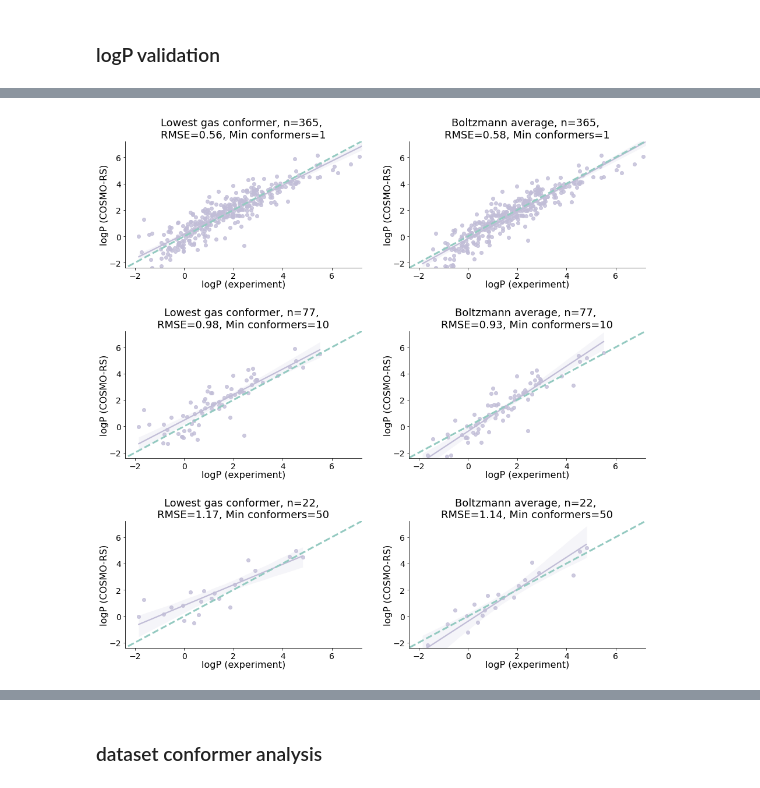
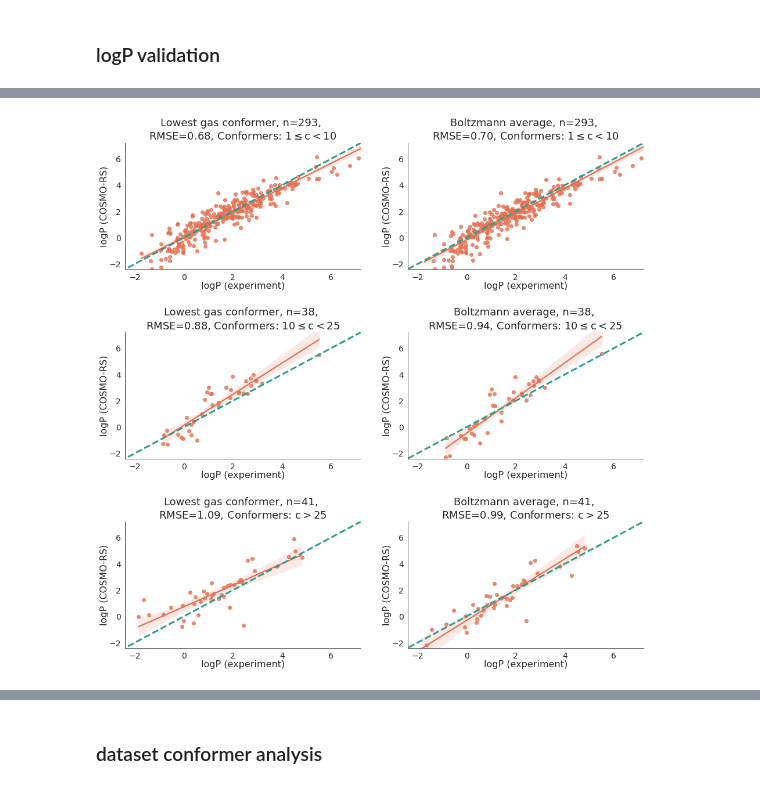
Before and after one commit to PattanaikL/conf_solv, a Jupyter notebook: ipython/analyze_dataset.ipynb, the cells around one changed output, grey strips where cells are left out. Drawn from its saved outputs; the diff is of its cells as text; code cells hidden in the pictures.

Commit message:
updated data analysis

```diff
--- a/ipython/analyze_dataset.ipynb
+++ b/ipython/analyze_dataset.ipynb
@@ -279,6 +281,6 @@ mol = Chem.MolFromSmiles(smi)
 # %% [markdown]
 ### logP validation
 # %%
-logp_df = pd.read_csv("../data/ulrich_logP_pred.csv")
-logp_df.describe()
+logp_df = pd.read_csv("../data/ulrich_logP_pred_soln.csv")
+logp_df
 # %% [output]
@@ -296,51 +302,56 @@ fig, ((ax1, ax2), (ax3, ax4), (ax5, ax6)) = plt.subplots(3, 2, figsize=(16, 16))
 plt.subplots_adjust(wspace=0.2, hspace=0.5)
 sns.set_style("white")
 
-palette = ["#eb8d81", "#89aeca", "#aed071", "#b586b6", "#eab36f", "#ecdf78", "#c1bdd7", "#f7d2e5", "#94cac1"]
+
+# palette = ["#eb8d81", "#89aeca", "#aed071", "#b586b6", "#eab36f", "#ecdf78", "#c1bdd7", "#f7d2e5", "#94cac1"]
+palette = ["#264653","#2a9d8f","#e9c46a","#f4a261","#e76f51"]
 
 ys = ["logP (pred, one conf, gas)", "logP (pred)"]
 titles = ["Lowest gas conformer", "Boltzmann average"]
-n_confs_cutoff = [1, 1, 10, 10, 50, 50]
+n_confs_cutoff = [1, 1, 10, 10, 25, 25, 9e99, 9e99]
 
 for i, ax in enumerate([ax1, ax2, ax3, ax4, ax5, ax6]):
 
-    logp_df_n = logp_df[logp_df["n confs"]>=n_confs_cutoff[i]]
+    logp_df_n = logp_df[(logp_df["n confs"]>=n_confs_cutoff[i]) & (logp_df["n confs"]<=n_confs_cutoff[i+2])]
 
     sns.regplot(
         data=logp_df_n,
         x="logP (exp)",
         y=ys[i%2],
         ax=ax,
-        color=palette[6]
+        color=palette[4]
     )
 
     sns.lineplot(
         x=np.arange(-10, 9),
         y=np.arange(-10, 9),
         ax=ax,
         linewidth=3,
         linestyle="--",
-        color=palette[8]
+        color=palette[1]
     )
 
-    rmse = np.square(logp_df_n['logP (exp)'] - logp_df_n[ys[i%2]]).mean()
+    rmse = np.sqrt(np.square(logp_df_n['logP (exp)'] - logp_df_n[ys[i%2]]).mean())
 
     ax.set_ylim(-2.4, 7.2)
     ax.set_xlim(-2.4, 7.2)
 
     ax.set_xlabel("logP (experiment)", fontsize=16, labelpad=0)
     ax.set_ylabel("logP (COSMO-RS)", fontsize=16, labelpad=0)
     ax.spines['right'].set_visible(False)
     ax.spines['top'].set_visible(False)
     ax.tick_params(axis='x', labelsize=14)
     ax.tick_params(axis='y', labelsize=14)
 
-    ax.set_title(f"{titles[i%2]}, n={len(logp_df_n)}, \nRMSE={rmse:.2f}, Min conformers={n_confs_cutoff[i]}", fontsize=18)
+    if i<4:
+        ax.set_title(f"{titles[i%2]}, n={len(logp_df_n)}, \nRMSE={rmse:.2f}, Conformers: {n_confs_cutoff[i]}$\leq$c$<${n_confs_cutoff[i+2]}", fontsize=18)
+    else:
+        ax.set_title(f"{titles[i%2]}, n={len(logp_df_n)}, \nRMSE={rmse:.2f}, Conformers: c$>${n_confs_cutoff[i]}", fontsize=18)
 
 
-plt.savefig("../exps/plots/logp_validation.pdf", bbox_inches="tight")
+# plt.savefig("../exps/plots/logp_validation.pdf", bbox_inches="tight")
 # %% [output]
-[figure, old version]
+[figure, new version]
 # %%
 fig, ((ax1, ax2), (ax3, ax4), (ax5, ax6)) = plt.subplots(3, 2, figsize=(16, 16))
 plt.subplots_adjust(wspace=0.2, hspace=0.5)
```
Also changed, not shown: parts of 57 cells of this notebook.
